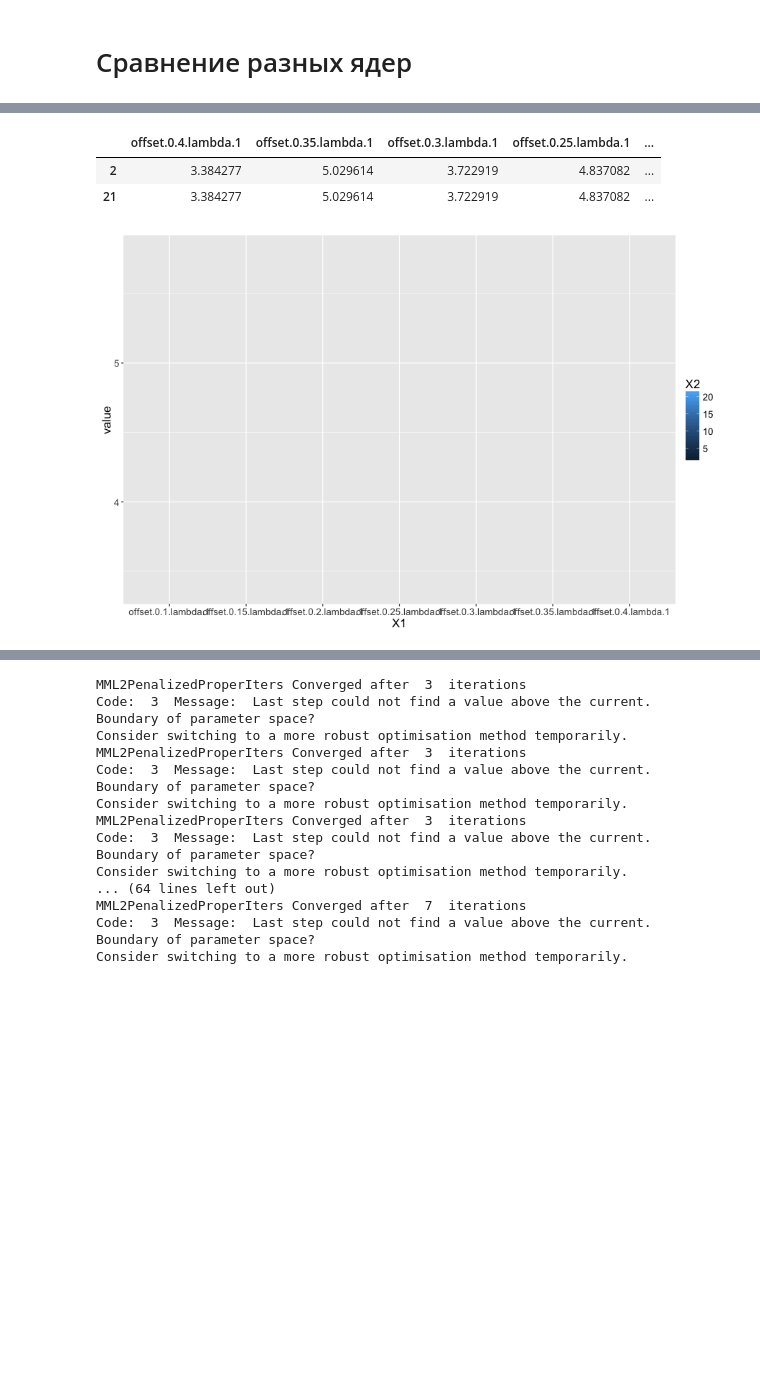
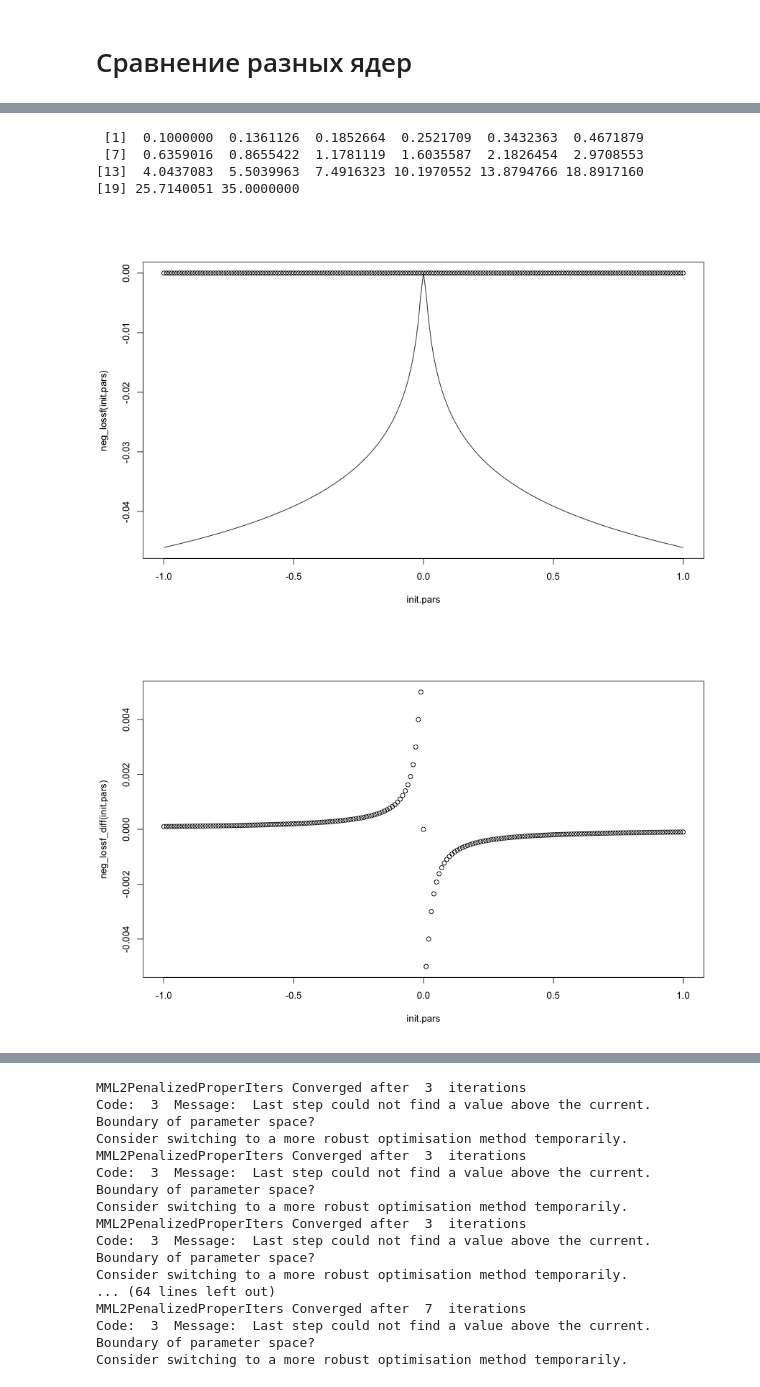
Before and after one commit to bestxolodec/DTR, a Jupyter notebook: notebooks/CompareKernels.ipynb, the cells around one changed output, grey strips where cells are left out. Cells and saved outputs as stored; diff of their text form; code cells hidden in the pictures; blank space fills up the shorter version.

```diff
--- a/notebooks/CompareKernels.ipynb
+++ b/notebooks/CompareKernels.ipynb
@@ -153,11 +145,35 @@ g = melt(f)
-# %%
-rbind.data.frame(mm.scores, mm.scores)
-# %% [output]
-|  | offset.0.4.lambda.1 | offset.0.35.lambda.1 | offset.0.3.lambda.1 | offset.0.25.lambda.1 | ... |
-| 2 | 3.384277 | 5.029614 | 3.722919 | 4.837082 | ... |
-| 21 | 3.384277 | 5.029614 | 3.722919 | 4.837082 | ... |
-# %%
-# f = data.frame(a=mm.scores, b=mm.scores)
-ggplot(g, aes(X1, value))  + geom_line(aes(colour = X2)) + theme(text = element_text(size=15))
-# %% [output]
-[figure, removed]
+# %%
+lseq(0.1, 35, 20)
+# %% [output]
+ [1]  0.1000000  0.1361126  0.1852664  0.2521709  0.3432363  0.4671879
+ [7]  0.6359016  0.8655422  1.1781119  1.6035587  2.1826454  2.9708553
+[13]  4.0437083  5.5039963  7.4916323 10.1970552 13.8794766 18.8917160
+[19] 25.7140051 35.0000000
+# %%
+neg_lossf <- function(u) {- CauchyLoss(u, c)}
+neg_lossf_diff <- function(u) {- CauchyLoss.grad(u, c)}
+neg_lossf_hess <- function(u) {- CauchyLoss.hess(u, c)}
+
+start.points <- seq(-1, 1, 0.01)
+for (p in start.points) {
+    opt.params = list("opt.func"=NROptimize, "init.pars"=p,  "func"=neg_lossf, "func.grad"=neg_lossf_diff, "func.hess"=neg_lossf_hess)
+    param.list <- list(obs.data = train, offset = offset, policy.function = PolicyFunLinearKernel, lambda=lambda, opt.hyperparams=opt.params)
+     <- GetScoreForEachParamSet(hyperparams.grid, "OptimizeParamsOfPolicyFunction", param.list, ScoreFunction)
+}
+# %%
+c = 0.01
+neg_lossf <- function(u) {- CauchyLoss(u, c)}
+neg_lossf_diff <- function(u) {- CauchyLoss.grad(u, c)}
+neg_lossf_hess <- function(u) {- CauchyLoss.hess(u, c)}
+
+init.pars <- seq(-1, 1, 0.01)
+max_vals <- sapply(init.pars, function(p) (maxNR(neg_lossf, grad=neg_lossf_diff,
+                                                 hess=NULL,
+                                                 start=p)$maximum))
+plot(init.pars, neg_lossf(init.pars), type="l")
+points(init.pars, max_vals)
+plot(init.pars, neg_lossf_diff(init.pars))
+plot(init.pars, neg_lossf_hess(init.pars))
+# %% [output]
+[figure, added]
+[figure, added]
```
Also changed, not shown: parts of 53 cells of this notebook, 1 other file.
